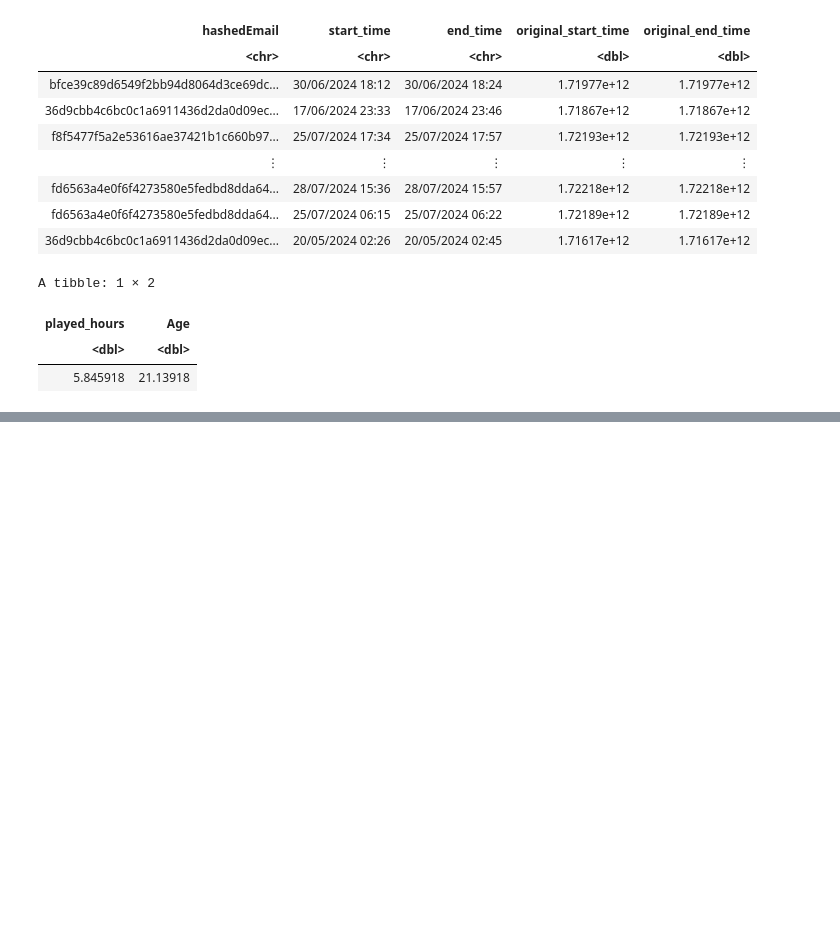
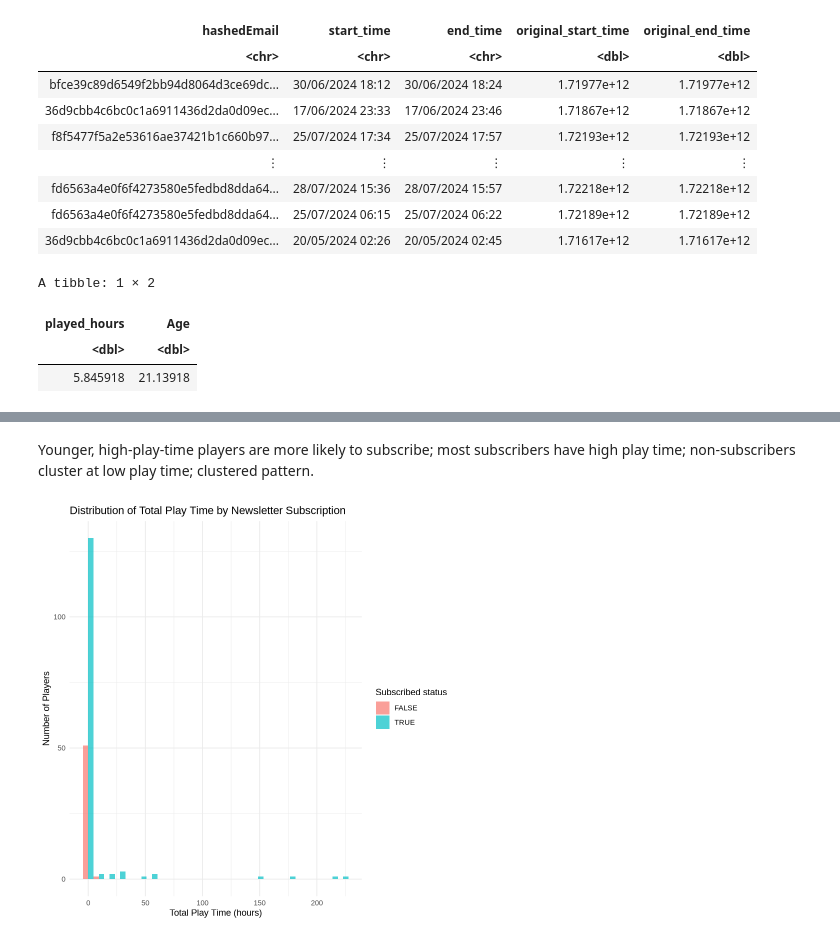
Before and after one commit to tommyxie0stu/UBC-ds-minecraft-data-planning, a Jupyter notebook: project.ipynb, the cells around one changed output, grey strips where cells are left out. Saved outputs shown, nothing was run; the diff lists cells and outputs as text; code cells hidden in the pictures; blank space fills up the shorter version.

```diff
--- a/project.ipynb
+++ b/project.ipynb
@@ -174,0 +194,15 @@ A tibble: 1 × 2
+# %% [markdown]
+Younger, high-play-time players are more likely to subscribe; most subscribers have high play time; non-subscribers cluster at low play time; clustered pattern.
+# %%
+players_histogram<-ggplot(players, aes(x = played_hours, fill = subscribe)) +
+  geom_histogram(bins = 25, position = "dodge", alpha = 0.7) +
+  labs(
+    title = "Distribution of Total Play Time by Newsletter Subscription",
+    x = "Total Play Time (hours)",
+    y = "Number of Players",
+    fill = "Subscribed status"
+  ) +
+  theme_minimal()
+players_histogram
+# %% [output]
+[figure, added]
```
Also changed, not shown: parts of 4 cells of this notebook.
